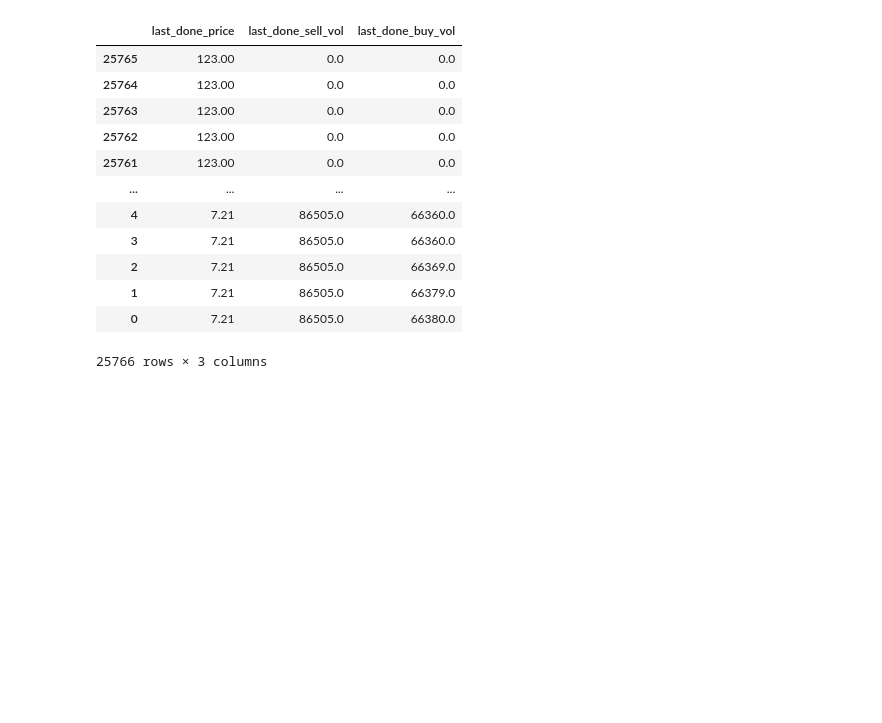
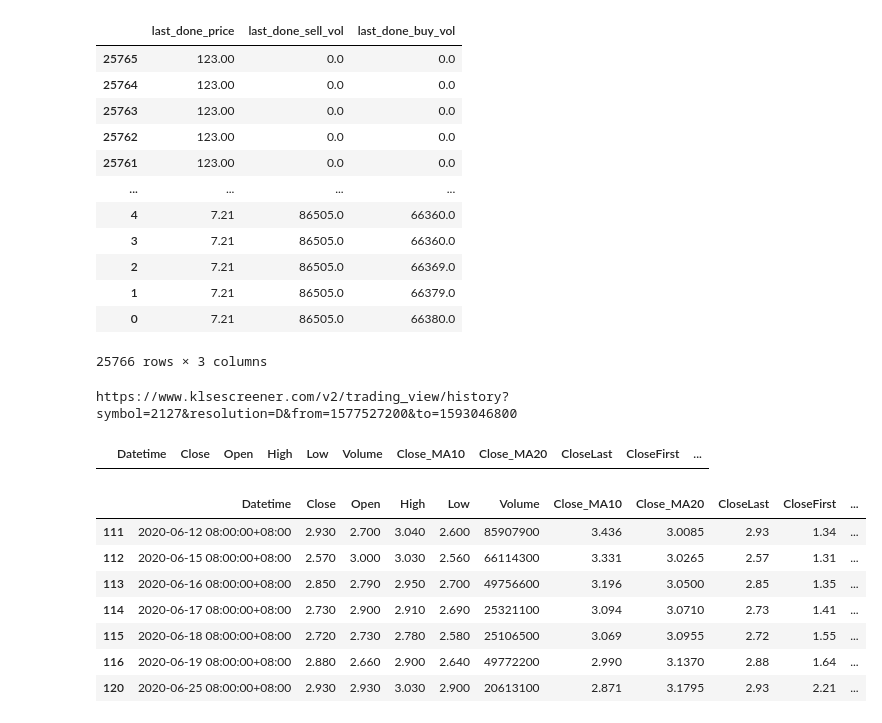
Before and after one commit to chiupc/SharkDetector, a Jupyter notebook: src/quote_movements_analysis.ipynb, the cells around one changed output. Drawn from its saved outputs; the diff is of its cells as text; code cells hidden in the pictures; blank space fills up the shorter version.

```diff
--- a/src/quote_movements_analysis.ipynb
+++ b/src/quote_movements_analysis.ipynb
@@ -511,0 +522,48 @@ last_done
+# %%
+from_=datetime.combine(date.today()-timedelta(days=180), time(18)).timestamp()
+to_=datetime.combine(date.today(), time(9)).timestamp()
+event={'counter':'2127','from':int(from_),'to':int(to_),'resolution':'D'}
+df=klse_price_data(event)
+df['Datetime']=pd.to_datetime(df['Datetime'])
+df['Close_MA10']=df['Close'].rolling(10).mean()
+df['Close_MA20']=df['Close'].rolling(20).mean()
+df=df.set_index('Datetime')
+# %% [output]
+https://www.klsescreener.com/v2/trading_view/history?symbol=2127&resolution=D&from=1577527200&to=1593046800
+# %%
+df_max_slope=pd.DataFrame()
+max_slope_list=[]
+steps=[5,10,20,30,40,50]
+for i in range(1,30):
+    df['CloseLast']=df['Close'].rolling(i).apply(lambda x: x[-1])
+    df['CloseFirst']=df['Close'].rolling(i).apply(lambda x: x[0])
+    df['Grad']=df['Close'].rolling(i).apply(lambda x: cal_price_diff(x))
+    df['Grad_Pct']=df['Close'].rolling(i).apply(lambda x: cal_price_diff_pct(x))
+    df_=df[df['Grad']==df['Grad'].max()]
+    df_['rolling_days']=i
+    df_max_slope=df_max_slope.append(df_)
+# %%
+df_max_slope=df_max_slope.reset_index()
+df_max=df_max_slope[df_max_slope['Grad']==df_max_slope['Grad'].max()]
+df_max['Fibo236']=df_max['CloseLast']-df_max['Grad']*0.236
+df_max['Fibo382']=df_max['CloseLast']-df_max['Grad']*0.382
+df_max['Fibo500']=df_max['CloseLast']-df_max['Grad']*0.500
+df_max['Fibo618']=df_max['CloseLast']-df_max['Grad']*0.618
+df_max['Fibo764']=df_max['CloseLast']-df_max['Grad']*0.764
+# %%
+df_max_time=df_max['Datetime'].apply(lambda x: x.timestamp()).values[0]
+df=df.reset_index()
+df_filtered=df[df['Datetime'].apply(lambda x: x.timestamp()) > df_max_time]
+# %% [output]
+|  | Datetime | Close | Open | High | Low | Volume | Close_MA10 | Close_MA20 | CloseLast | CloseFirst | ... |
+# %%
+df_filtered[df_filtered['Close'].astype(float)<df_max['Fibo382'].values[0]]
+# %% [output]
+|  | Datetime | Close | Open | High | Low | Volume | Close_MA10 | Close_MA20 | CloseLast | CloseFirst | ... |
+| 111 | 2020-06-12 08:00:00+08:00 | 2.930 | 2.700 | 3.040 | 2.600 | 85907900 | 3.436 | 3.0085 | 2.93 | 1.34 | ... |
+| 112 | 2020-06-15 08:00:00+08:00 | 2.570 | 3.000 | 3.030 | 2.560 | 66114300 | 3.331 | 3.0265 | 2.57 | 1.31 | ... |
+| 113 | 2020-06-16 08:00:00+08:00 | 2.850 | 2.790 | 2.950 | 2.700 | 49756600 | 3.196 | 3.0500 | 2.85 | 1.35 | ... |
+| 114 | 2020-06-17 08:00:00+08:00 | 2.730 | 2.900 | 2.910 | 2.690 | 25321100 | 3.094 | 3.0710 | 2.73 | 1.41 | ... |
+| 115 | 2020-06-18 08:00:00+08:00 | 2.720 | 2.730 | 2.780 | 2.580 | 25106500 | 3.069 | 3.0955 | 2.72 | 1.55 | ... |
+| 116 | 2020-06-19 08:00:00+08:00 | 2.880 | 2.660 | 2.900 | 2.640 | 49772200 | 2.990 | 3.1370 | 2.88 | 1.64 | ... |
+| 120 | 2020-06-25 08:00:00+08:00 | 2.930 | 2.930 | 3.030 | 2.900 | 20613100 | 2.871 | 3.1795 | 2.93 | 2.21 | ... |
```
Also changed, not shown: parts of 11 cells of this notebook, 6 other files.
